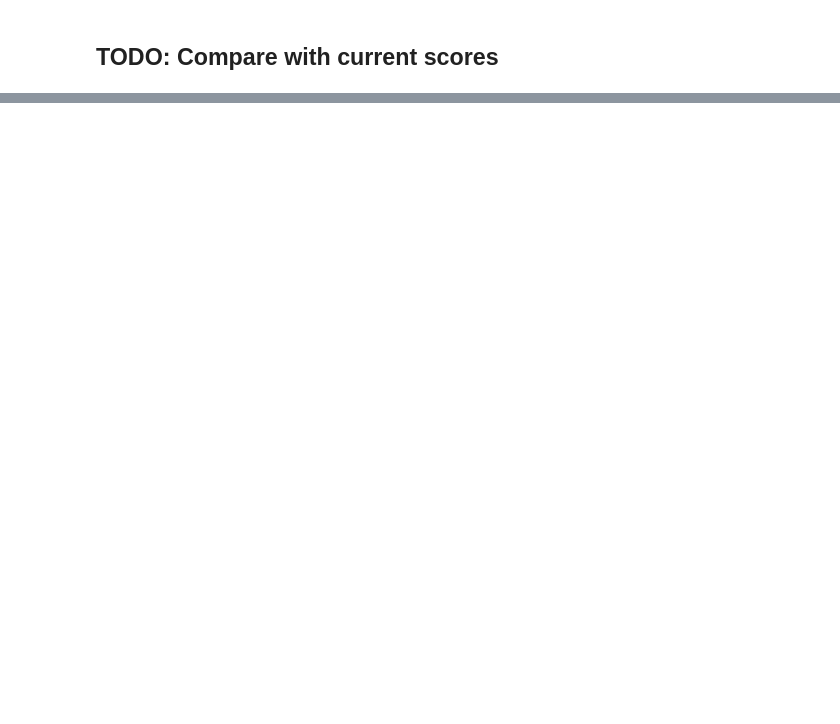
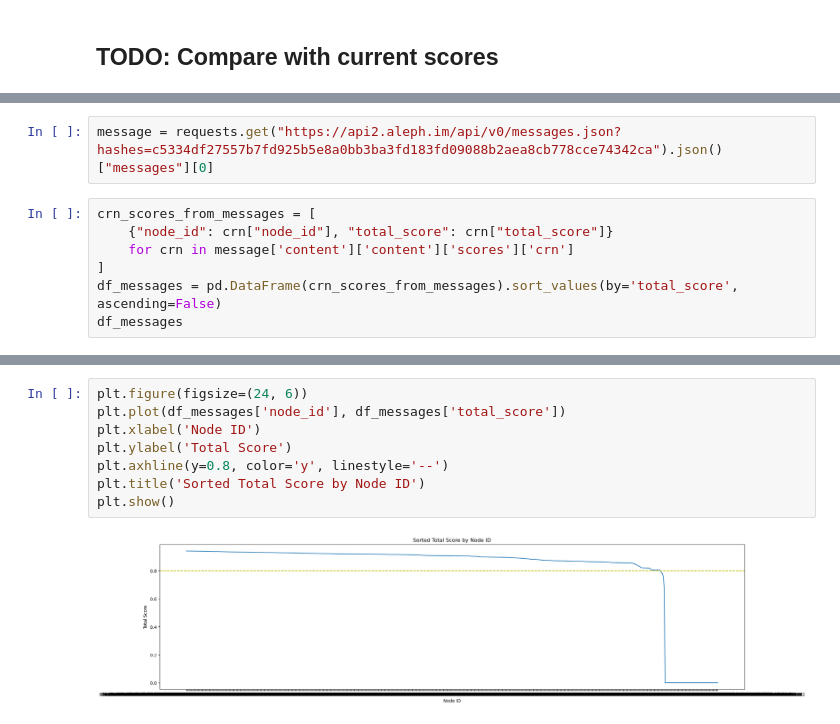
Before and after one commit to aleph-im/aleph-scoring, a Jupyter notebook: notebooks/geometric_pmf.ipynb, the cells around one changed output, grey strips where cells are left out. Cells and saved outputs as stored; diff of their text form; blank space fills up the shorter version.

```diff
--- a/notebooks/geometric_pmf.ipynb
+++ b/notebooks/geometric_pmf.ipynb
@@ -419,0 +535,9 @@ plt.show()
+# %%
+message = requests.get("https://api2.aleph.im/api/v0/messages.json?hashes=c5334df27557b7fd925b5e8a0bb3ba3fd183fd09088b2aea8cb778cce74342ca").json()["messages"][0]
+# %%
+crn_scores_from_messages = [
+    {"node_id": crn["node_id"], "total_score": crn["total_score"]}
+    for crn in message['content']['content']['scores']['crn']
+]
+df_messages = pd.DataFrame(crn_scores_from_messages).sort_values(by='total_score', ascending=False)
+df_messages
@@ -419,0 +558,10 @@ plt.show()
+# %%
+plt.figure(figsize=(24, 6))
+plt.plot(df_messages['node_id'], df_messages['total_score'])
+plt.xlabel('Node ID')
+plt.ylabel('Total Score')
+plt.axhline(y=0.8, color='y', linestyle='--')
+plt.title('Sorted Total Score by Node ID')
+plt.show()
+# %% [output]
+[figure, added]
```
Also changed, not shown: parts of 41 cells of this notebook, 3 other files.
